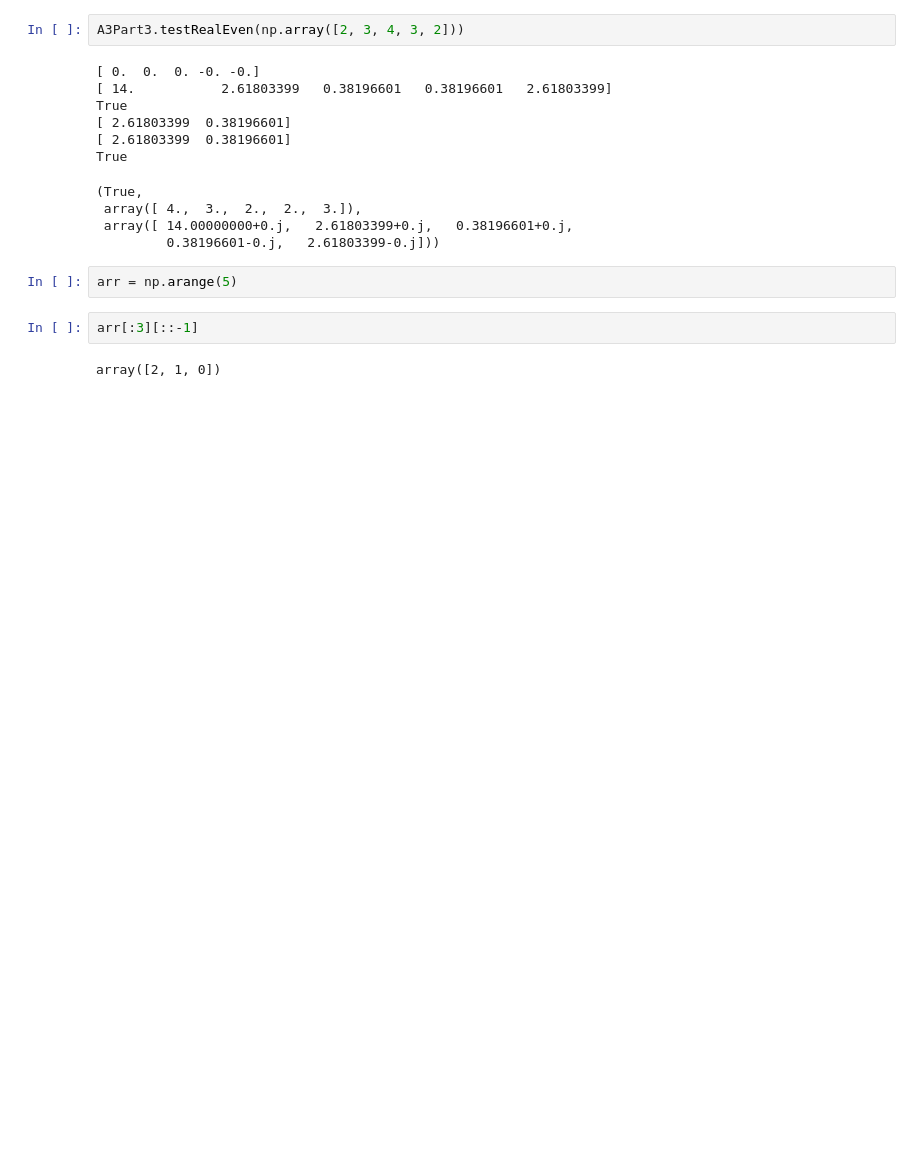
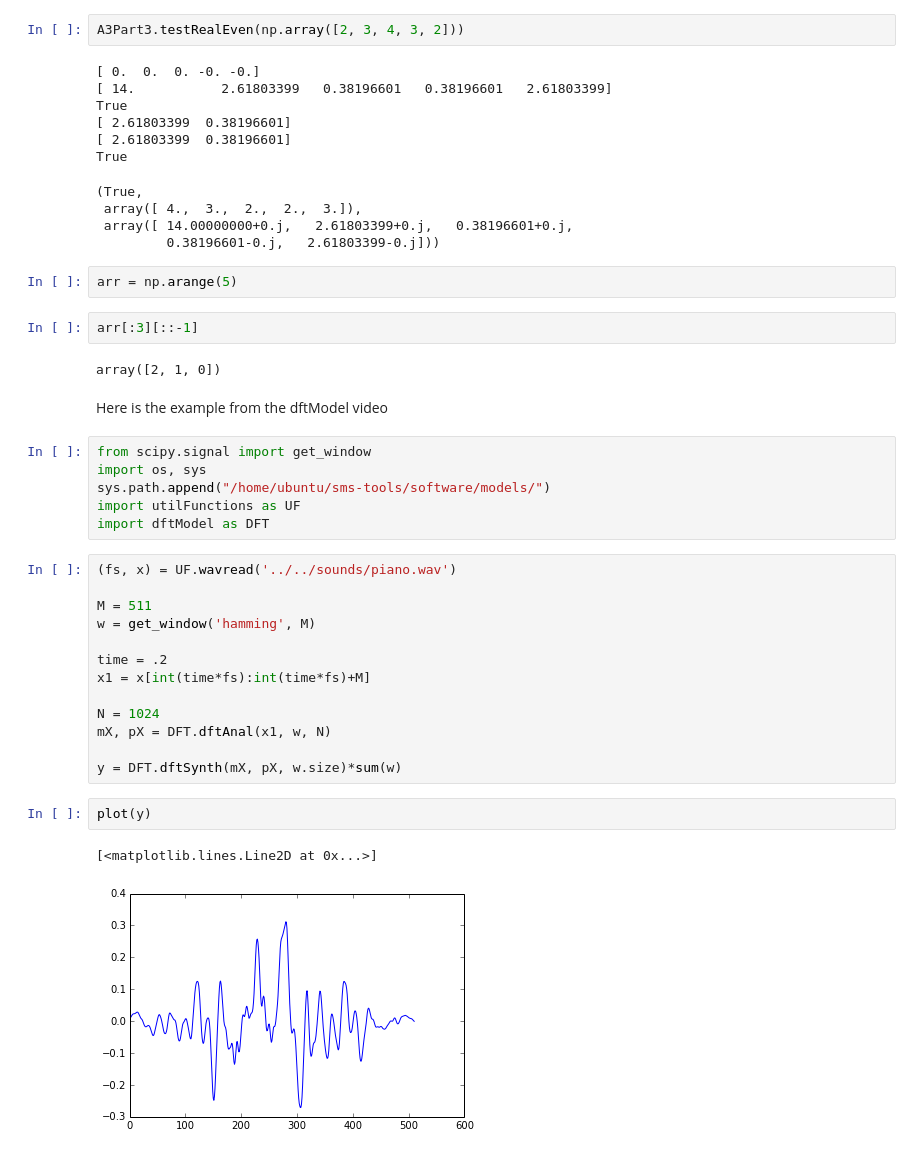
Before and after one commit to wcyuan/asp-class, a Jupyter notebook: notebook/asp-class.ipynb, the cells around one changed output. Drawn from its saved outputs; the diff is of its cells as text; blank space fills up the shorter version.

```diff
--- a/notebook/asp-class.ipynb
+++ b/notebook/asp-class.ipynb
@@ -113,3 +113,29 @@ arr = np.arange(5)
 arr[:3][::-1]
 # %% [output]
 array([2, 1, 0])
+# %% [markdown]
+Here is the example from the dftModel video
+# %%
+from scipy.signal import get_window
+import os, sys
+sys.path.append("/home/ubuntu/sms-tools/software/models/")
+import utilFunctions as UF
+import dftModel as DFT
+# %%
+(fs, x) = UF.wavread('../../sounds/piano.wav')
+
+M = 511
+w = get_window('hamming', M)
+
+time = .2
+x1 = x[int(time*fs):int(time*fs)+M]
+
+N = 1024
+mX, pX = DFT.dftAnal(x1, w, N)
+
+y = DFT.dftSynth(mX, pX, w.size)*sum(w)
+# %%
+plot(y)
+# %% [output]
+[<matplotlib.lines.Line2D at 0x...>]
+[figure, added]
```
Also changed, not shown: parts of 7 cells of this notebook.
